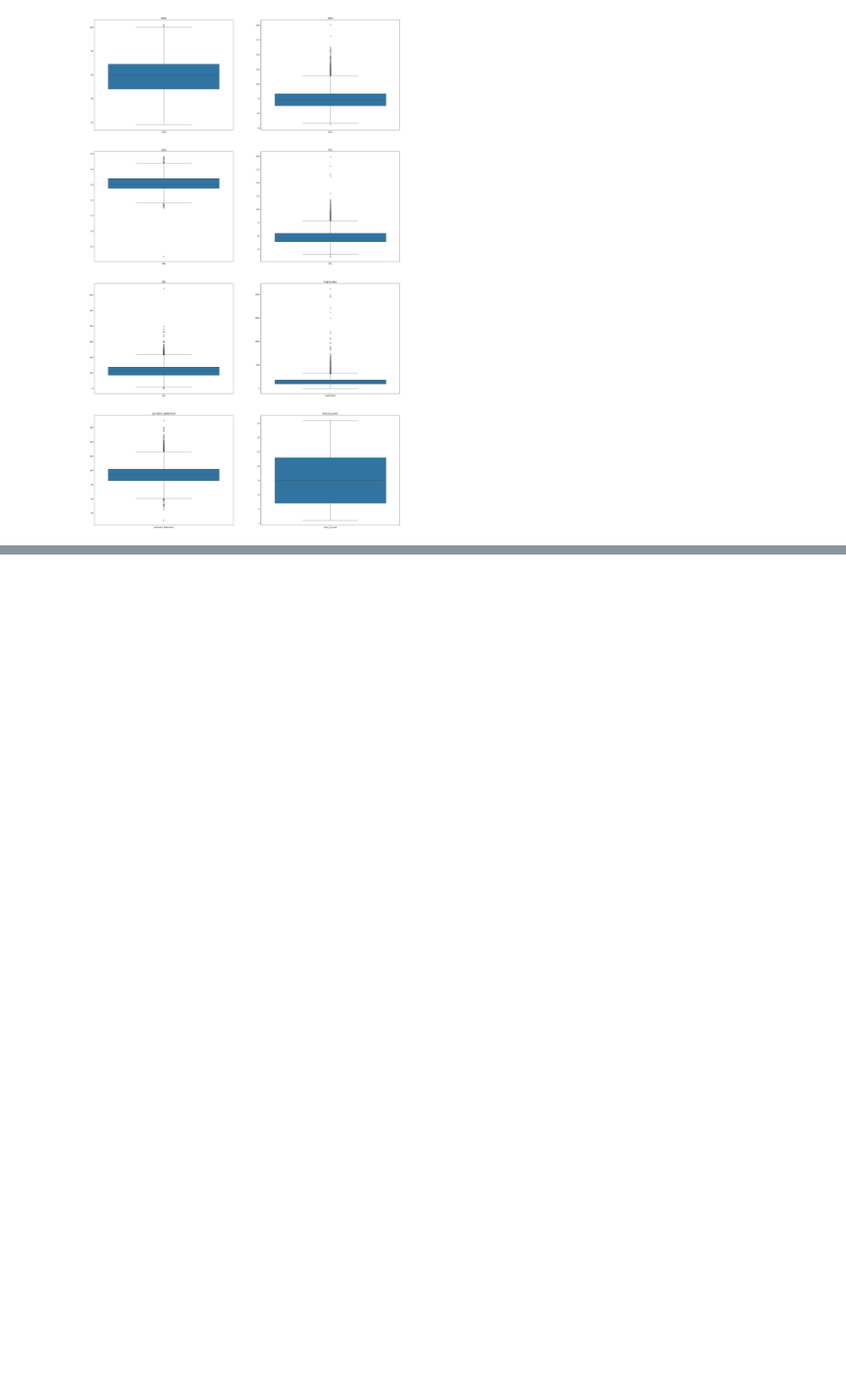
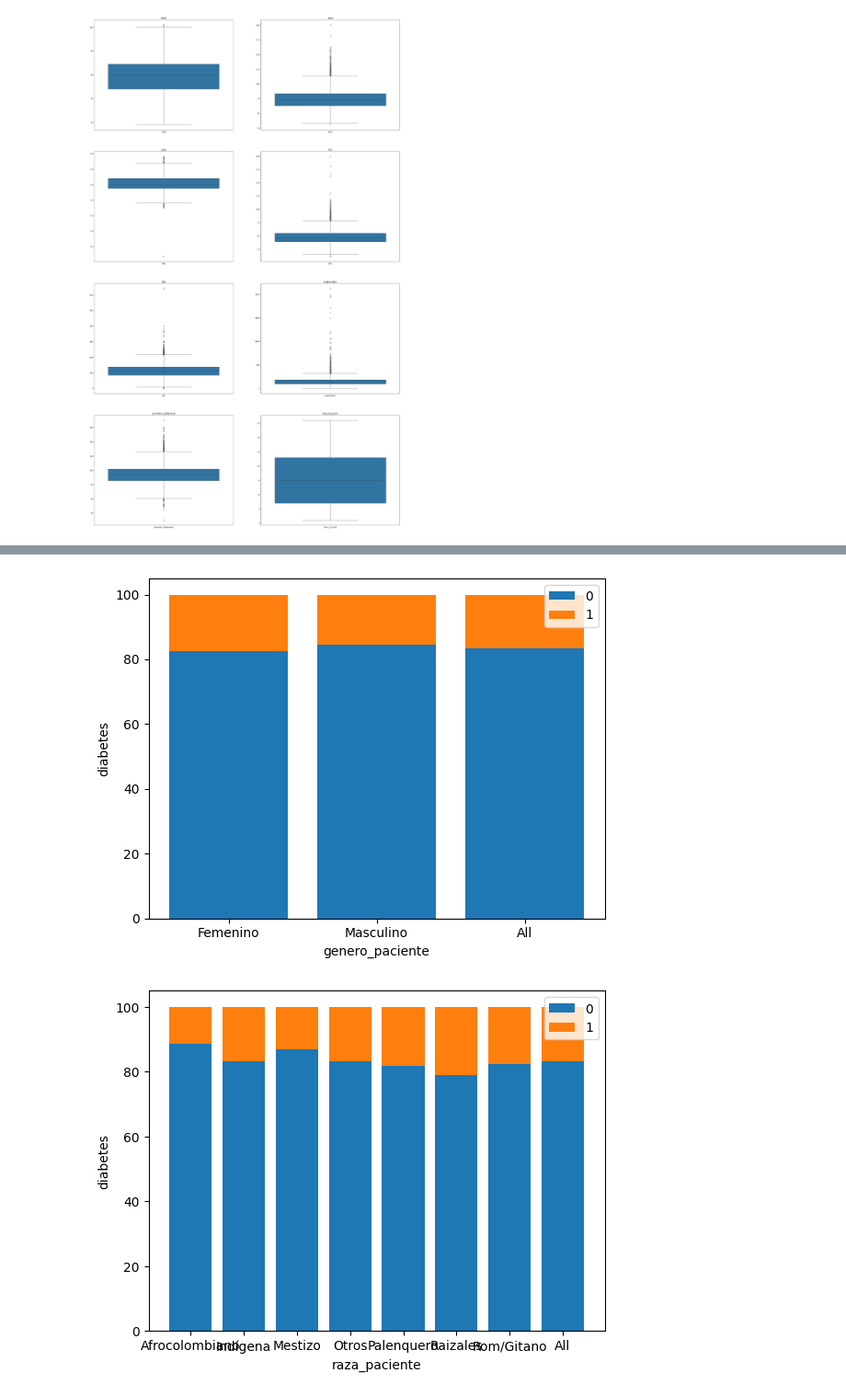
Before and after one commit to nukeduck21/diabetes_avicena, a Jupyter notebook: Codigo/Notebook/modelo_sobrevida/EDA/one_two_variables.ipynb, the cells around one changed output, grey strips where cells are left out. Shown at 92% size. Cells and saved outputs as stored; diff of their text form; code cells hidden in the pictures; blank space fills up the shorter version.

```diff
--- a/Codigo/Notebook/modelo_sobrevida/EDA/one_two_variables.ipynb
+++ b/Codigo/Notebook/modelo_sobrevida/EDA/one_two_variables.ipynb
@@ -223,0 +288,33 @@ Conteos de cada una de las categorias
+# %%
+var2 = 'diabetes'
+
+for column in df_categorico.columns:
+
+    if column == var2:
+        continue
+
+    # Filtrar el df
+    df_temp = df_categorico[[column,var2]][::]
+
+    # Columna temporal para el conteo de los datos
+    df_temp['temp'] = 0
+
+    # Convertir a tipo str para la grafica
+    df_temp.columns = df_temp.columns.astype(str)
+
+    # Crear tabla de contingencia
+    pivot = pd.pivot_table(df_temp, values = 'temp', index = column, columns = var2, aggfunc = 'count', margins = True)
+    # Crear tabla con el perfil columna
+    pf = round((pivot.T/ pivot.loc[:,'All'].values)*100,2).iloc[:-1]
+
+    # Crear grafico de barras apiladas del perfil columna
+    fig, ax = create_apilated_bars(pf)
+    ax.set_xlabel(column)
+    ax.set_ylabel(var2)
+    plt.legend()
+
+
+plt.show()
+# %% [output]
+[figure, added]
+[figure, added]
```
Also changed, not shown: parts of 15 cells of this notebook.
